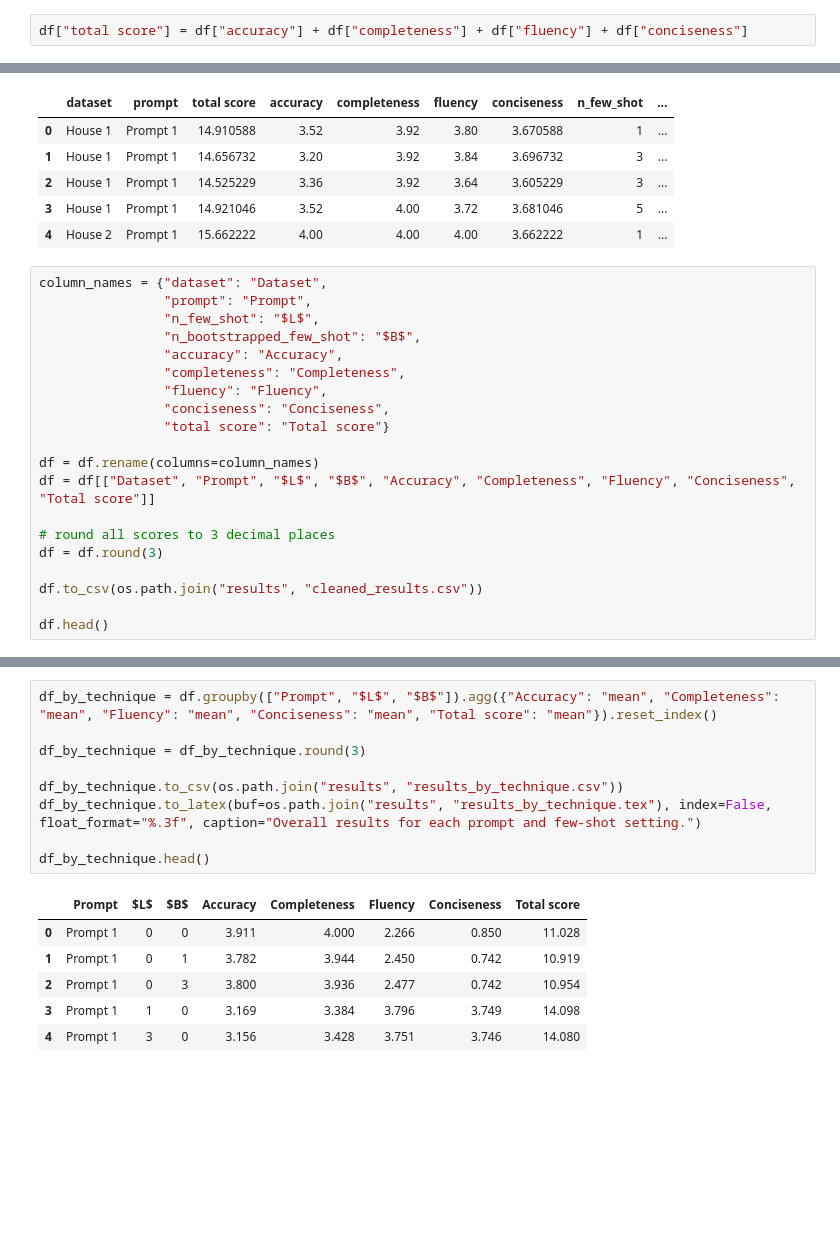
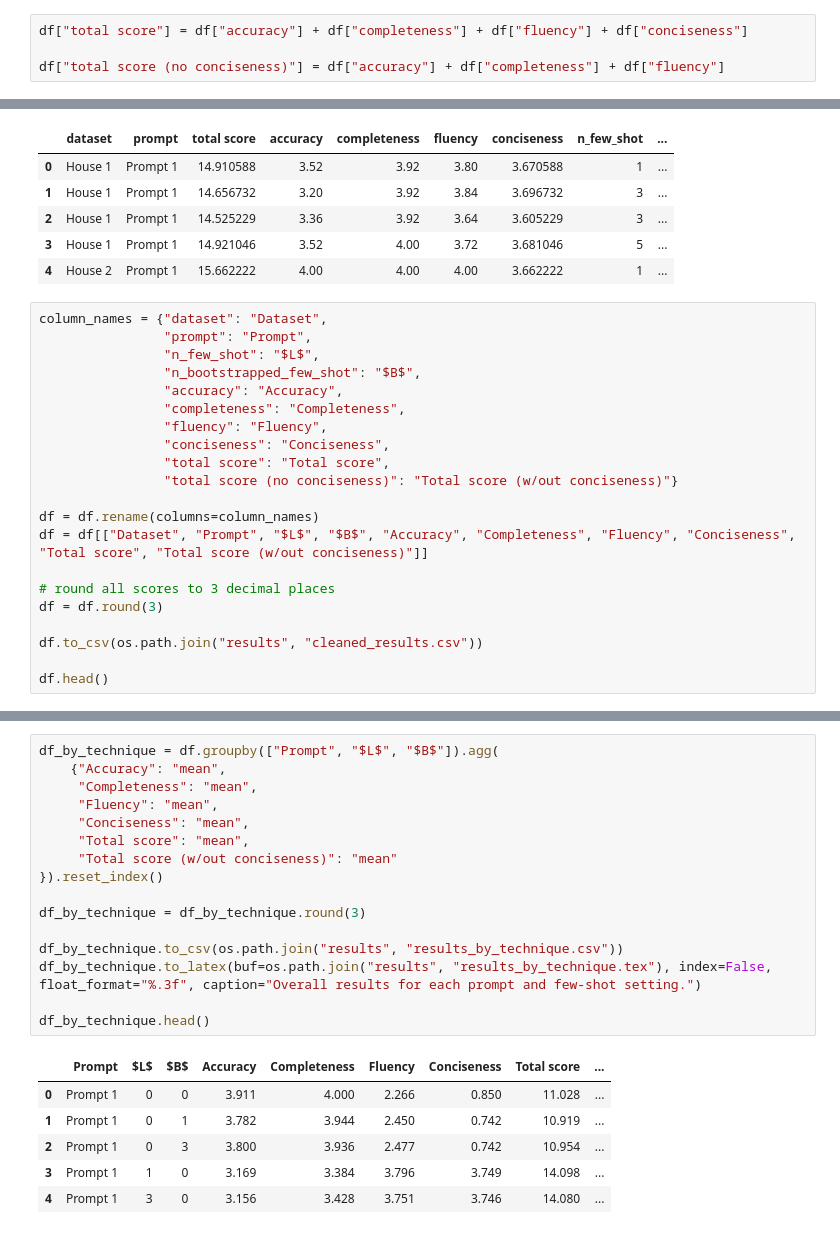
Before and after one commit to sibyl-dev/Explingo, a Jupyter notebook: full-experiment/evaluate_results.ipynb, the cells around one changed output, grey strips where cells are left out. Cells and saved outputs as stored; diff of their text form; blank space fills up the shorter version.

```diff
--- a/full-experiment/evaluate_results.ipynb
+++ b/full-experiment/evaluate_results.ipynb
@@ -17,6 +17,8 @@ df.head()
 | 4 | housing_2.json | You are helping users understand ... | 16.00 | 4.00 | 4.00 | 4.00 | 3.662222 | 1.0 | ... |
 # %%
 df["total score"] = df["accuracy"] + df["completeness"] + df["fluency"] + df["conciseness"]
+
+df["total score (no conciseness)"] = df["accuracy"] + df["completeness"] + df["fluency"]
 # %%
 dataset_names = {"housing_1.json": "House 1",
                  "housing_2.json": "House 2",
@@ -61,10 +63,11 @@ column_names = {"dataset": "Dataset",
                 "completeness": "Completeness",
                 "fluency": "Fluency",
                 "conciseness": "Conciseness",
-                "total score": "Total score"}
+                "total score": "Total score",
+                "total score (no conciseness)": "Total score (w/out conciseness)"}
 
 df = df.rename(columns=column_names)
-df = df[["Dataset", "Prompt", "$L$", "$B$", "Accuracy", "Completeness", "Fluency", "Conciseness", "Total score"]]
+df = df[["Dataset", "Prompt", "$L$", "$B$", "Accuracy", "Completeness", "Fluency", "Conciseness", "Total score", "Total score (w/out conciseness)"]]
 
 # round all scores to 3 decimal places
 df = df.round(3)
@@ -82,19 +85,26 @@ df.head()
 # %%
-df_by_technique = df.groupby(["Prompt", "$L$", "$B$"]).agg({"Accuracy": "mean", "Completeness": "mean", "Fluency": "mean", "Conciseness": "mean", "Total score": "mean"}).reset_index()
+df_by_technique = df.groupby(["Prompt", "$L$", "$B$"]).agg(
+    {"Accuracy": "mean",
+     "Completeness": "mean",
+     "Fluency": "mean",
+     "Conciseness": "mean",
+     "Total score": "mean",
+     "Total score (w/out conciseness)": "mean"
+}).reset_index()
 
 df_by_technique = df_by_technique.round(3)
 
 df_by_technique.to_csv(os.path.join("results", "results_by_technique.csv"))
 df_by_technique.to_latex(buf=os.path.join("results", "results_by_technique.tex"), index=False, float_format="%.3f", caption="Overall results for each prompt and few-shot setting.")
 
 df_by_technique.head()
 # %% [output]
-|  | Prompt | $L$ | $B$ | Accuracy | Completeness | Fluency | Conciseness | Total score |
-| 0 | Prompt 1 | 0 | 0 | 3.911 | 4.000 | 2.266 | 0.850 | 11.028 |
-| 1 | Prompt 1 | 0 | 1 | 3.782 | 3.944 | 2.450 | 0.742 | 10.919 |
-| 2 | Prompt 1 | 0 | 3 | 3.800 | 3.936 | 2.477 | 0.742 | 10.954 |
-| 3 | Prompt 1 | 1 | 0 | 3.169 | 3.384 | 3.796 | 3.749 | 14.098 |
-| 4 | Prompt 1 | 3 | 0 | 3.156 | 3.428 | 3.751 | 3.746 | 14.080 |
+|  | Prompt | $L$ | $B$ | Accuracy | Completeness | Fluency | Conciseness | Total score | ... |
+| 0 | Prompt 1 | 0 | 0 | 3.911 | 4.000 | 2.266 | 0.850 | 11.028 | ... |
+| 1 | Prompt 1 | 0 | 1 | 3.782 | 3.944 | 2.450 | 0.742 | 10.919 | ... |
+| 2 | Prompt 1 | 0 | 3 | 3.800 | 3.936 | 2.477 | 0.742 | 10.954 | ... |
+| 3 | Prompt 1 | 1 | 0 | 3.169 | 3.384 | 3.796 | 3.749 | 14.098 | ... |
+| 4 | Prompt 1 | 3 | 0 | 3.156 | 3.428 | 3.751 | 3.746 | 14.080 | ... |
 # %%
 # BY TECHNIQUE WITH STD DEV
 
```
Also changed, not shown: parts of 5 cells of this notebook, 8 other files.
